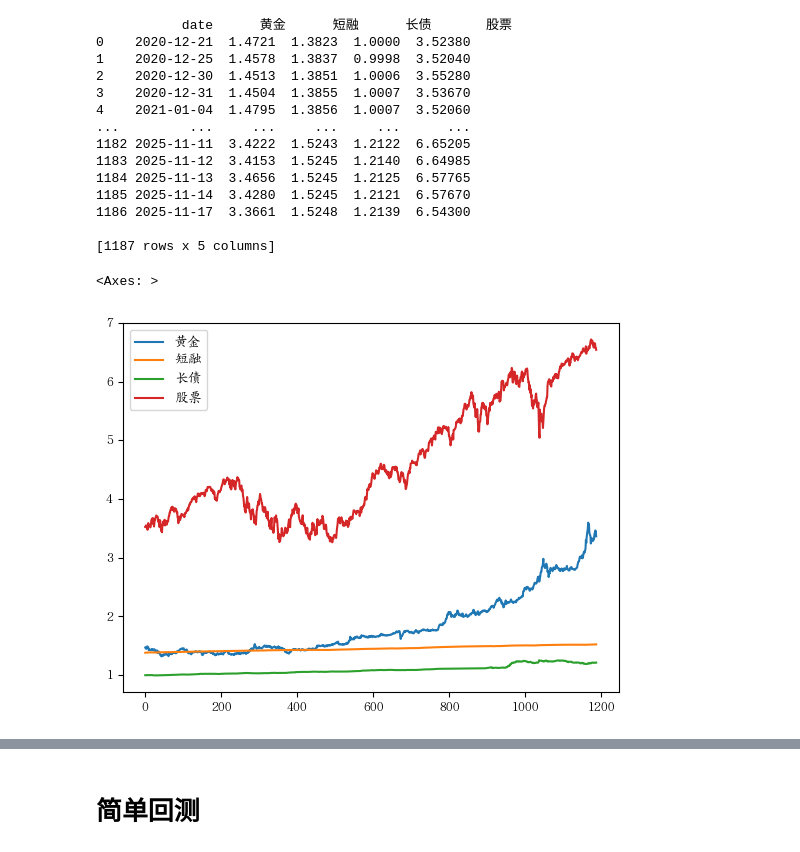
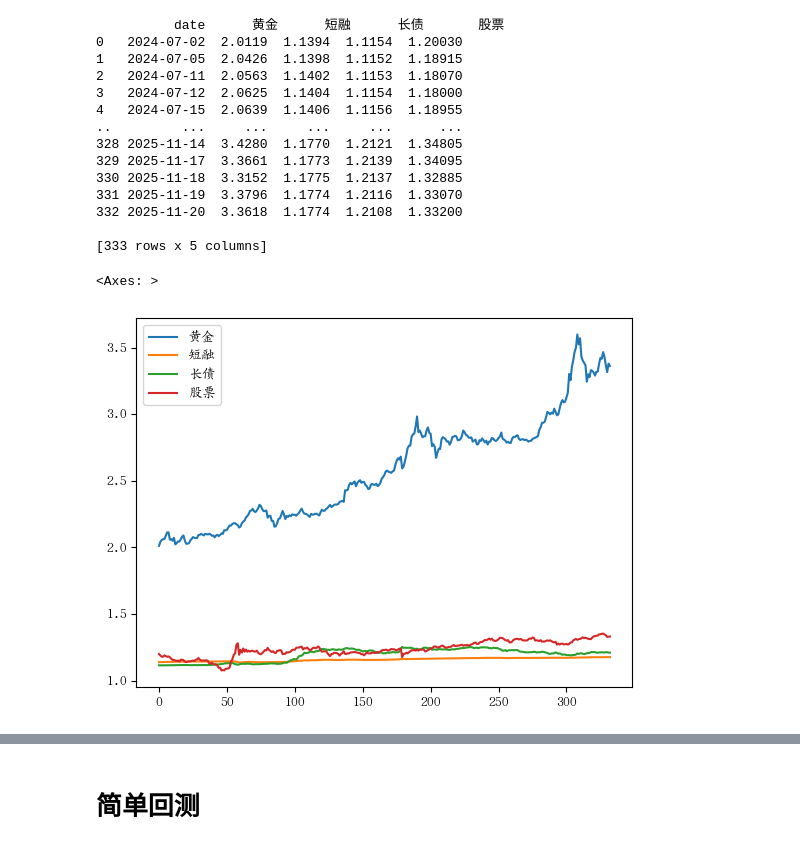
Before and after one commit to 255-1/stock_analyze, a Jupyter notebook: month_scipt.ipynb, the cells around one changed output, grey strips where cells are left out. Drawn from its saved outputs; the diff is of its cells as text; code cells hidden in the pictures.

```diff
--- a/month_scipt.ipynb
+++ b/month_scipt.ipynb
@@ -49,25 +49,31 @@ def quit_zero(stock):
         # 如果都为0，则保持原值（这种情况很少见）
 
 # 黄金 000218
-# 短融 000128
+# 短融 000128, 008448
 # 长债  003376
 # 30长债 010309
 # 美债 004998
-# 红利 161907, 510880
-# 红利低波 005561, 512890
+# 红利 161907, 510880, 009051
+# 红利低波 005561, 512890, 021482
 # 标普 161125
 # 纳斯达克 160213
 # 创业板 110026
+# 上证50 001051
+# 沪深300 460300
 def get_data():
     d1 = ak.fund_open_fund_info_em(symbol="000218", indicator="累计净值走势").rename(columns={'净值日期': 'date', '累计净值': 'price'})
-    cash = ak.fund_open_fund_info_em(symbol="000128", indicator="累计净值走势").rename(columns={'净值日期': 'date', '累计净值': 'price'}) #短融现金储备不能改
+    cash = ak.fund_open_fund_info_em(symbol="008448", indicator="累计净值走势").rename(columns={'净值日期': 'date', '累计净值': 'price'}) #短融现金储备不能改
     d2 = ak.fund_open_fund_info_em(symbol="010309", indicator="累计净值走势").rename(columns={'净值日期': 'date', '累计净值': 'price'})
     #股票
-    d3 = ak.fund_open_fund_info_em(symbol="161125", indicator="累计净值走势").rename(columns={'净值日期': 'date', '累计净值': 'price'})
-    d4 = ak.fund_open_fund_info_em(symbol="160213", indicator="累计净值走势").rename(columns={'净值日期': 'date', '累计净值': 'price'})
-    d5 = ak.fund_open_fund_info_em(symbol="160213", indicator="累计净值走势").rename(columns={'净值日期': 'date', '累计净值': 'price'})
-    d6 = ak.fund_open_fund_info_em(symbol="161125", indicator="累计净值走势").rename(columns={'净值日期': 'date', '累计净值': 'price'})
-    stock = merge_fund_data_by_date(d3, d4, d5, d6)
+    d3 = ak.fund_open_fund_info_em(symbol="009051", indicator="累计净值走势").rename(columns={'净值日期': 'date', '累计净值': 'price'})
+    d4 = ak.fund_open_fund_info_em(symbol="021482", indicator="累计净值走势").rename(columns={'净值日期': 'date', '累计净值': 'price'})
+    stock = merge_fund_data_by_date(d3, d4)
+    # d3 = ak.fund_open_fund_info_em(symbol="110026", indicator="累计净值走势").rename(columns={'净值日期': 'date', '累计净值': 'price'})
+    # d4 = ak.fund_open_fund_info_em(symbol="001051", indicator="累计净值走势").rename(columns={'净值日期': 'date', '累计净值': 'price'})
+    # d5 = ak.fund_open_fund_info_em(symbol="460300", indicator="累计净值走势").rename(columns={'净值日期': 'date', '累计净值': 'price'})
+    # stock = merge_fund_data_by_date(d3, d4, d5)
+    # d6 = ak.fund_open_fund_info_em(symbol="512890", indicator="累计净值走势").rename(columns={'净值日期': 'date', '累计净值': 'price'})
+    # stock = merge_fund_data_by_date(d3, d4, d5, d6)
     quit_zero(stock)
     dataframes = [d1, cash, d2, stock]
     merged_data = reduce(lambda left, right: left.merge(right, on='date', how='inner', suffixes=('', '_right')), dataframes)
@@ -80,47 +86,47 @@ def get_data():
 #     cash = ak.fund_open_fund_info_em(symbol="000128", indicator="累计净值走势").rename(columns={'净值日期': 'date', '累计净值': 'price'}) #短融现金储备不能改
 #     d2 = ak.fund_open_fund_info_em(symbol="003376", indicator="累计净值走势").rename(columns={'净值日期': 'date', '累计净值': 'price'})
 #     d7 = pd.read_csv('./btc_daily_nav_2016_to_now.csv')
 #     d7['date'] = pd.to_datetime(d7['date']).dt.date
 #     d1['date'] = pd.to_datetime(d1['date']).dt.date
 #     cash['date'] = pd.to_datetime(cash['date']).dt.date
 #     d2['date'] = pd.to_datetime(d2['date']).dt.date
 #     dataframes = [d1, cash, d2, d7]
 #     merged_data = reduce(lambda left, right: left.merge(right, on='date', how='inner', suffixes=('', '_right')), dataframes)
 #     merged_data.columns = ['date', '黄金', '短融', '长债', '股票']
 #     # 如果需要，可以将日期列转换回datetime类型
 #     merged_data['date'] = pd.to_datetime(merged_data['date'])
 #     return merged_data
 merged_data = get_data()
 start_year = 2018
 start_month = 4
 first_date = merged_data['date'].iloc[0]
 if first_date.month == 12:
     start_year = first_date.year + 1
     start_month = 1
 else:
     start_year = first_date.year
     start_month = first_date.month + 1
 end_year = datetime.now().year
 end_month = datetime.now().month
 print(merged_data)
 merged_data[['黄金', '短融', '长债', '股票']].plot()
 # %% [output]
-           date      黄金      短融      长债       股票
-0    2020-12-21  1.4721  1.3823  1.0000  3.52380
-1    2020-12-25  1.4578  1.3837  0.9998  3.52040
-2    2020-12-30  1.4513  1.3851  1.0006  3.55280
-3    2020-12-31  1.4504  1.3855  1.0007  3.53670
-4    2021-01-04  1.4795  1.3856  1.0007  3.52060
-...         ...     ...     ...     ...      ...
-1182 2025-11-11  3.4222  1.5243  1.2122  6.65205
-1183 2025-11-12  3.4153  1.5245  1.2140  6.64985
-1184 2025-11-13  3.4656  1.5245  1.2125  6.57765
-1185 2025-11-14  3.4280  1.5245  1.2121  6.57670
-1186 2025-11-17  3.3661  1.5248  1.2139  6.54300
+          date      黄金      短融      长债       股票
+0   2024-07-02  2.0119  1.1394  1.1154  1.20030
+1   2024-07-05  2.0426  1.1398  1.1152  1.18915
+2   2024-07-11  2.0563  1.1402  1.1153  1.18070
+3   2024-07-12  2.0625  1.1404  1.1154  1.18000
+4   2024-07-15  2.0639  1.1406  1.1156  1.18955
+..         ...     ...     ...     ...      ...
+328 2025-11-14  3.4280  1.1770  1.2121  1.34805
+329 2025-11-17  3.3661  1.1773  1.2139  1.34095
+330 2025-11-18  3.3152  1.1775  1.2137  1.32885
+331 2025-11-19  3.3796  1.1774  1.2116  1.33070
+332 2025-11-20  3.3618  1.1774  1.2108  1.33200
 
-[1187 rows x 5 columns]
+[333 rows x 5 columns]
 <Axes: >
-[figure, old version]
+[figure, new version]
 # %%
 def equal_risk(current_price, see_months=3, invest_amount=10000):
     merged_data = get_data()
```
Also changed, not shown: parts of 10 cells of this notebook, 1 other file.
